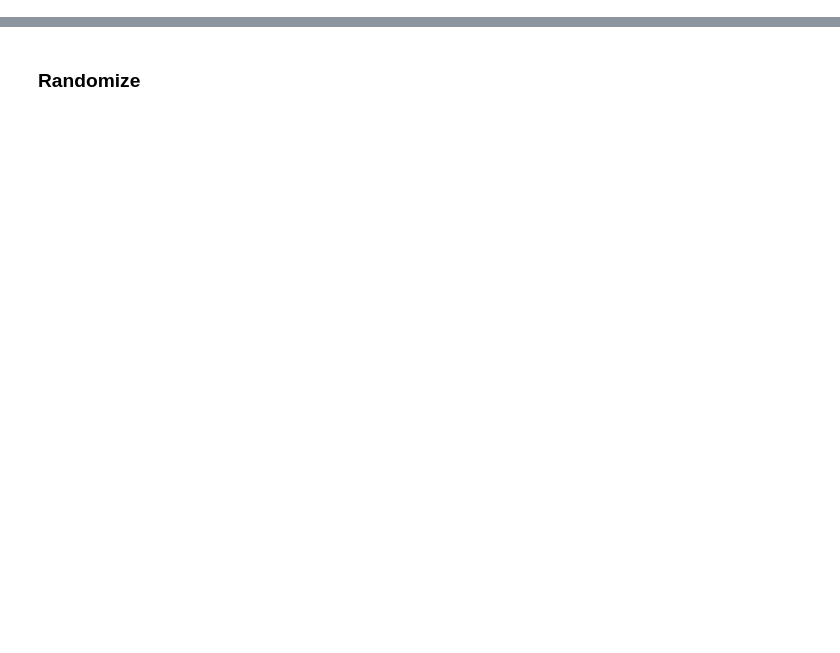
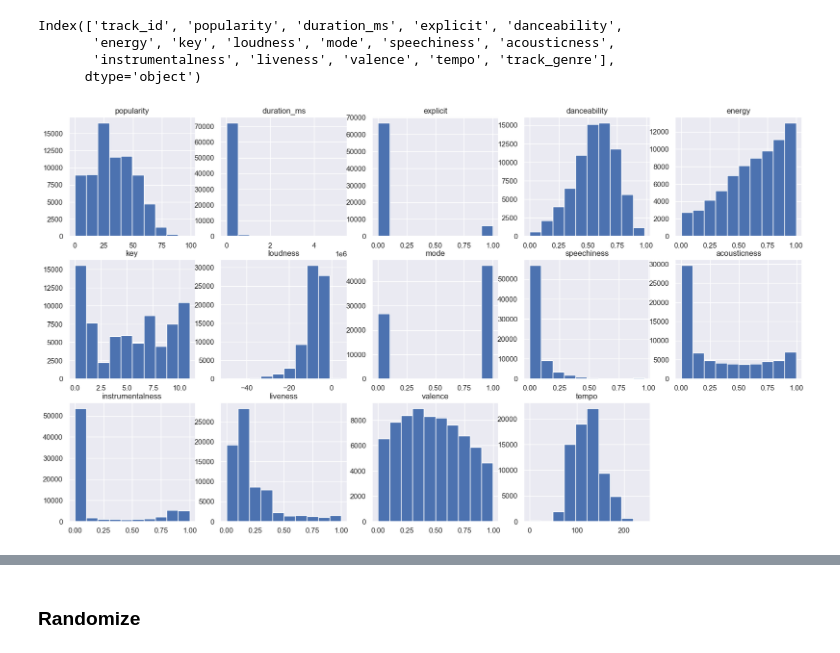
Before and after one commit to ynackash/genre-classification, a Jupyter notebook: Preprocessing.ipynb, the cells around one changed output, grey strips where cells are left out. Cells and saved outputs as stored; diff of their text form; code cells hidden in the pictures; blank space fills up the shorter version.

```diff
--- a/Preprocessing.ipynb
+++ b/Preprocessing.ipynb
@@ -43,0 +67,21 @@ df.head()
+# %%
+df.columns
+# %% [output]
+Index(['track_id', 'popularity', 'duration_ms', 'explicit', 'danceability',
+       'energy', 'key', 'loudness', 'mode', 'speechiness', 'acousticness',
+       'instrumentalness', 'liveness', 'valence', 'tempo', 'track_genre'],
+      dtype='object')
+# %%
+#feature histograms
+features = ['popularity', 'duration_ms', 'explicit', 'danceability', 'energy',
+       'key', 'loudness', 'mode', 'speechiness', 'acousticness',
+       'instrumentalness', 'liveness', 'valence', 'tempo']
+
+plt.figure(figsize=(20, 15))
+for i in range(len(features)):
+  plt.subplot(4, 5, i+1)
+  plt.hist(np.array(df[features[i]]))
+  plt.title(features[i])
+plt.show()
+# %% [output]
+[figure, added]
```
Also changed, not shown: parts of 19 cells of this notebook, 8 other files.
